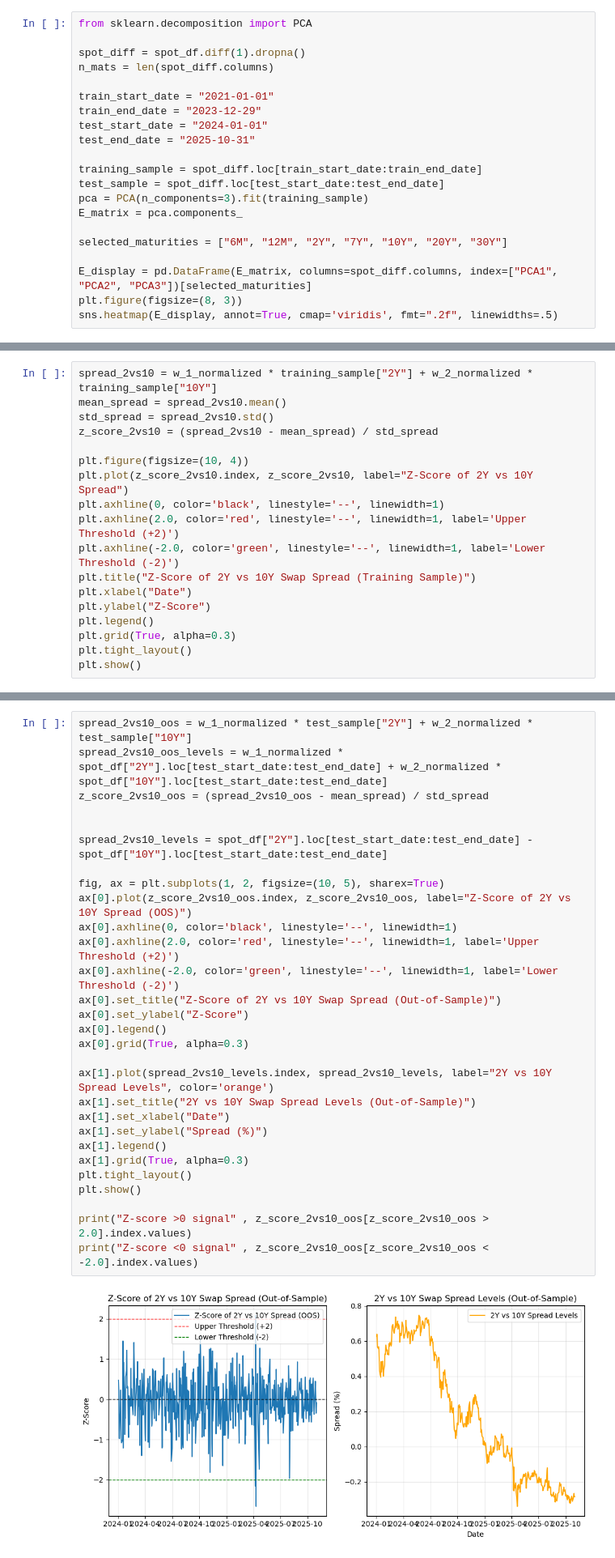
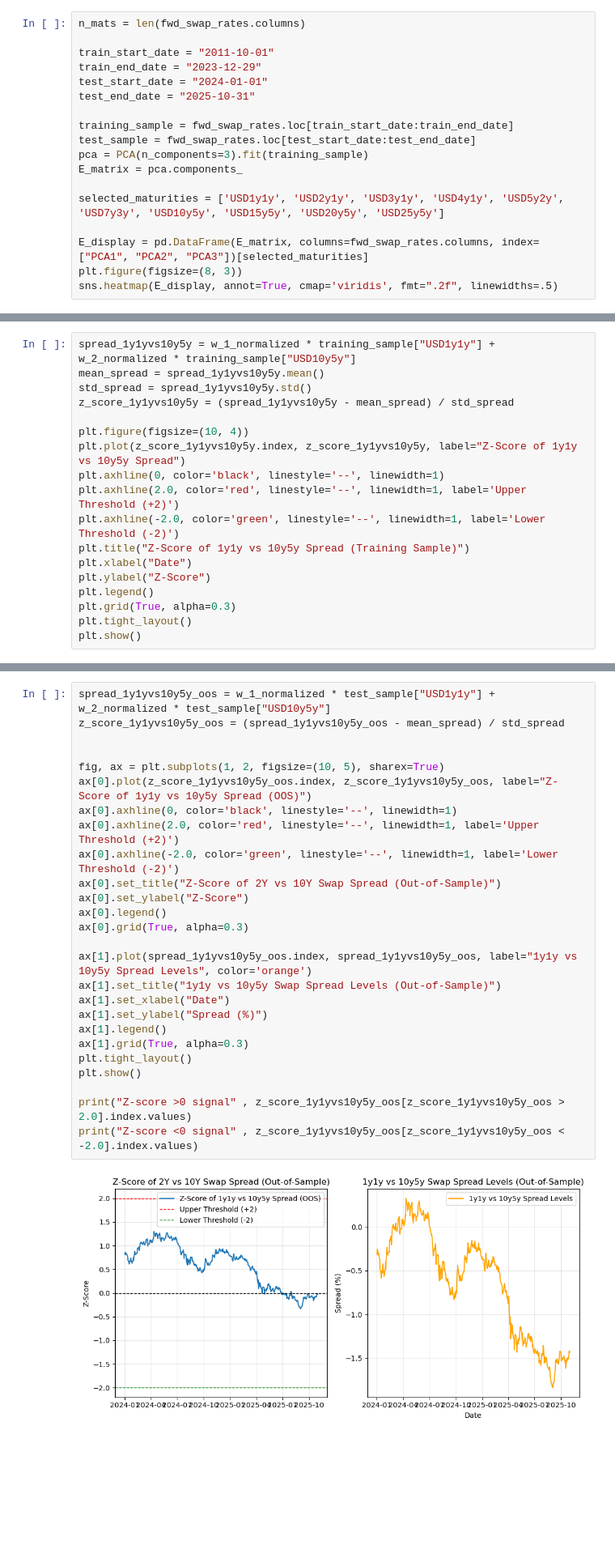
Before and after one commit to hedge-fund-strats/yield-curve-slope-trading, a Jupyter notebook: 03-trading-strat.ipynb, the cells around one changed output, grey strips where cells are left out. Shown at 81% size. Drawn from its saved outputs; the diff is of its cells as text; blank space fills up the shorter version.

```diff
--- a/03-trading-strat.ipynb
+++ b/03-trading-strat.ipynb
@@ -83,22 +84,19 @@ Maturities = ['1W', '2W', '3W', '1M', '2M', '3M', '4M', '5M', '6M', '7M', '8M',
 # %%
-from sklearn.decomposition import PCA
+n_mats = len(fwd_swap_rates.columns)
 
-spot_diff = spot_df.diff(1).dropna()
-n_mats = len(spot_diff.columns)
-
-train_start_date = "2021-01-01"
+train_start_date = "2011-10-01"
 train_end_date = "2023-12-29"
 test_start_date = "2024-01-01"
 test_end_date = "2025-10-31"
 
-training_sample = spot_diff.loc[train_start_date:train_end_date]
-test_sample = spot_diff.loc[test_start_date:test_end_date]
+training_sample = fwd_swap_rates.loc[train_start_date:train_end_date]
+test_sample = fwd_swap_rates.loc[test_start_date:test_end_date]
 pca = PCA(n_components=3).fit(training_sample)
 E_matrix = pca.components_
 
-selected_maturities = ["6M", "12M", "2Y", "7Y", "10Y", "20Y", "30Y"]
+selected_maturities = ['USD1y1y', 'USD2y1y', 'USD3y1y', 'USD4y1y', 'USD5y2y', 'USD7y3y', 'USD10y5y', 'USD15y5y', 'USD20y5y', 'USD25y5y']
 
-E_display = pd.DataFrame(E_matrix, columns=spot_diff.columns, index=["PCA1", "PCA2", "PCA3"])[selected_maturities]
+E_display = pd.DataFrame(E_matrix, columns=fwd_swap_rates.columns, index=["PCA1", "PCA2", "PCA3"])[selected_maturities]
 plt.figure(figsize=(8, 3))
 sns.heatmap(E_display, annot=True, cmap='viridis', fmt=".2f", linewidths=.5)
 # %% [output]
@@ -147,15 +146,15 @@ $$\Pi^{\text{2vs10}}_t = 1 \cdot \Delta \text{2Y}_t -  1.1545 \cdot \Delta \text
 # %%
-spread_2vs10 = w_1_normalized * training_sample["2Y"] + w_2_normalized * training_sample["10Y"]
-mean_spread = spread_2vs10.mean()
-std_spread = spread_2vs10.std()
-z_score_2vs10 = (spread_2vs10 - mean_spread) / std_spread
+spread_1y1yvs10y5y = w_1_normalized * training_sample["USD1y1y"] + w_2_normalized * training_sample["USD10y5y"]
+mean_spread = spread_1y1yvs10y5y.mean()
+std_spread = spread_1y1yvs10y5y.std()
+z_score_1y1yvs10y5y = (spread_1y1yvs10y5y - mean_spread) / std_spread
 
 plt.figure(figsize=(10, 4))
-plt.plot(z_score_2vs10.index, z_score_2vs10, label="Z-Score of 2Y vs 10Y Spread")
+plt.plot(z_score_1y1yvs10y5y.index, z_score_1y1yvs10y5y, label="Z-Score of 1y1y vs 10y5y Spread")
 plt.axhline(0, color='black', linestyle='--', linewidth=1)
 plt.axhline(2.0, color='red', linestyle='--', linewidth=1, label='Upper Threshold (+2)')
 plt.axhline(-2.0, color='green', linestyle='--', linewidth=1, label='Lower Threshold (-2)')
-plt.title("Z-Score of 2Y vs 10Y Swap Spread (Training Sample)")
+plt.title("Z-Score of 1y1y vs 10y5y Spread (Training Sample)")
 plt.xlabel("Date")
 plt.ylabel("Z-Score")
 plt.legend()
@@ -167,33 +166,30 @@ plt.show()
 # %% [markdown]
 The out-of-sample signal for entering the trade on the spread, along with the spread in levels, would look like:
 # %%
-spread_2vs10_oos = w_1_normalized * test_sample["2Y"] + w_2_normalized * test_sample["10Y"]
-spread_2vs10_oos_levels = w_1_normalized * spot_df["2Y"].loc[test_start_date:test_end_date] + w_2_normalized * spot_df["10Y"].loc[test_start_date:test_end_date]
-z_score_2vs10_oos = (spread_2vs10_oos - mean_spread) / std_spread
+spread_1y1yvs10y5y_oos = w_1_normalized * test_sample["USD1y1y"] + w_2_normalized * test_sample["USD10y5y"]
+z_score_1y1yvs10y5y_oos = (spread_1y1yvs10y5y_oos - mean_spread) / std_spread
 
 
-spread_2vs10_levels = spot_df["2Y"].loc[test_start_date:test_end_date] - spot_df["10Y"].loc[test_start_date:test_end_date]
-
 fig, ax = plt.subplots(1, 2, figsize=(10, 5), sharex=True)
-ax[0].plot(z_score_2vs10_oos.index, z_score_2vs10_oos, label="Z-Score of 2Y vs 10Y Spread (OOS)")
+ax[0].plot(z_score_1y1yvs10y5y_oos.index, z_score_1y1yvs10y5y_oos, label="Z-Score of 1y1y vs 10y5y Spread (OOS)")
 ax[0].axhline(0, color='black', linestyle='--', linewidth=1)
 ax[0].axhline(2.0, color='red', linestyle='--', linewidth=1, label='Upper Threshold (+2)')
 ax[0].axhline(-2.0, color='green', linestyle='--', linewidth=1, label='Lower Threshold (-2)')
 ax[0].set_title("Z-Score of 2Y vs 10Y Swap Spread (Out-of-Sample)")
 ax[0].set_ylabel("Z-Score")
 ax[0].legend()
 ax[0].grid(True, alpha=0.3)
 
-ax[1].plot(spread_2vs10_levels.index, spread_2vs10_levels, label="2Y vs 10Y Spread Levels", color='orange')
-ax[1].set_title("2Y vs 10Y Swap Spread Levels (Out-of-Sample)")
+ax[1].plot(spread_1y1yvs10y5y_oos.index, spread_1y1yvs10y5y_oos, label="1y1y vs 10y5y Spread Levels", color='orange')
+ax[1].set_title("1y1y vs 10y5y Swap Spread Levels (Out-of-Sample)")
 ax[1].set_xlabel("Date")
 ax[1].set_ylabel("Spread (%)")
 ax[1].legend()
 ax[1].grid(True, alpha=0.3)
 plt.tight_layout()
 plt.show()
 
-print("Z-score >0 signal" , z_score_2vs10_oos[z_score_2vs10_oos > 2.0].index.values)
-print("Z-score <0 signal" , z_score_2vs10_oos[z_score_2vs10_oos < -2.0].index.values)
+print("Z-score >0 signal" , z_score_1y1yvs10y5y_oos[z_score_1y1yvs10y5y_oos > 2.0].index.values)
+print("Z-score <0 signal" , z_score_1y1yvs10y5y_oos[z_score_1y1yvs10y5y_oos < -2.0].index.values)
 # %% [output]
-[figure, old version]
+[figure, new version]
```
Also changed, not shown: parts of 17 cells of this notebook.
